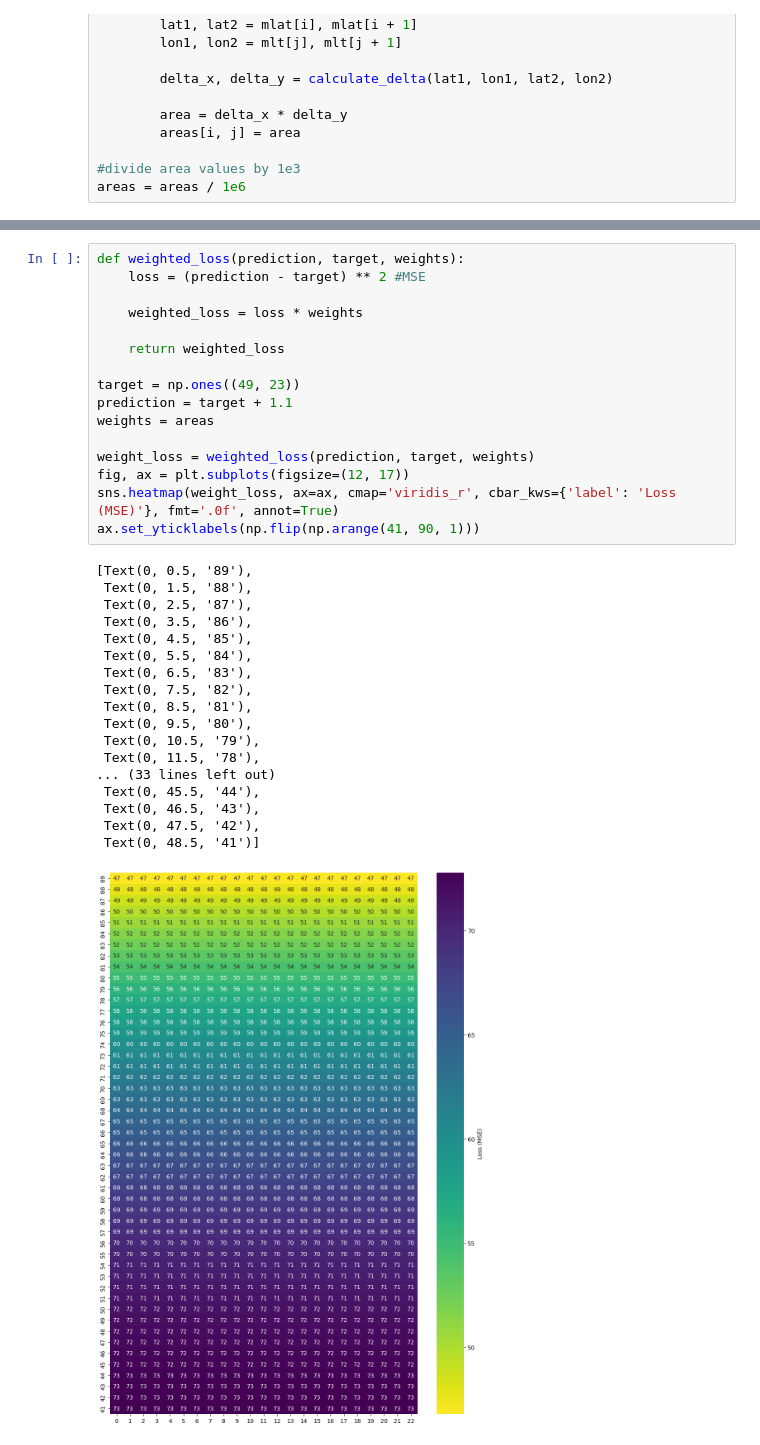
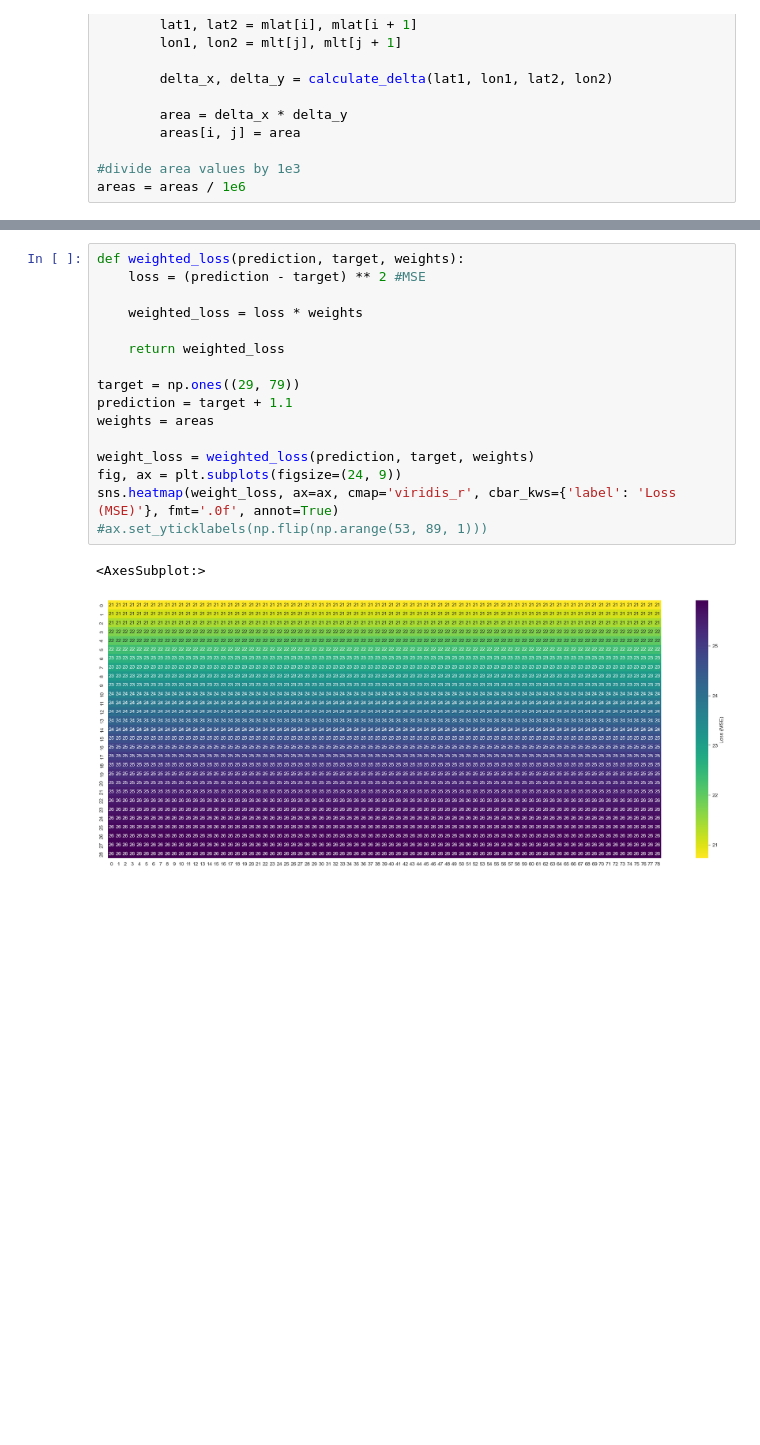
Before and after one commit to reddy-sachin/REPPU-ESN2, a Jupyter notebook: AE/weight_area.ipynb, the cells around one changed output, grey strips where cells are left out. Cells and saved outputs as stored; diff of their text form; blank space fills up the shorter version.

```diff
--- a/AE/weight_area.ipynb
+++ b/AE/weight_area.ipynb
@@ -54,35 +54,19 @@ sns.heatmap(areas, ax=ax, cmap='viridis_r', cbar_kws={'label': 'Area (m^2)'}, fm
 # %%
 def weighted_loss(prediction, target, weights):
     loss = (prediction - target) ** 2 #MSE
 
     weighted_loss = loss * weights
 
     return weighted_loss
 
-target = np.ones((49, 23))
+target = np.ones((29, 79))
 prediction = target + 1.1
 weights = areas
 
 weight_loss = weighted_loss(prediction, target, weights)
-fig, ax = plt.subplots(figsize=(12, 17))
+fig, ax = plt.subplots(figsize=(24, 9))
 sns.heatmap(weight_loss, ax=ax, cmap='viridis_r', cbar_kws={'label': 'Loss (MSE)'}, fmt='.0f', annot=True)
-ax.set_yticklabels(np.flip(np.arange(41, 90, 1)))
+#ax.set_yticklabels(np.flip(np.arange(53, 89, 1)))
 # %% [output]
-[Text(0, 0.5, '89'),
- Text(0, 1.5, '88'),
- Text(0, 2.5, '87'),
- Text(0, 3.5, '86'),
- Text(0, 4.5, '85'),
- Text(0, 5.5, '84'),
- Text(0, 6.5, '83'),
- Text(0, 7.5, '82'),
- Text(0, 8.5, '81'),
- Text(0, 9.5, '80'),
- Text(0, 10.5, '79'),
- Text(0, 11.5, '78'),
-... (33 lines left out)
- Text(0, 45.5, '44'),
- Text(0, 46.5, '43'),
- Text(0, 47.5, '42'),
- Text(0, 48.5, '41')]
+<AxesSubplot:>
-[figure, old version]
+[figure, new version]
```
Also changed, not shown: parts of 1 cell of this notebook, 2 other files.
